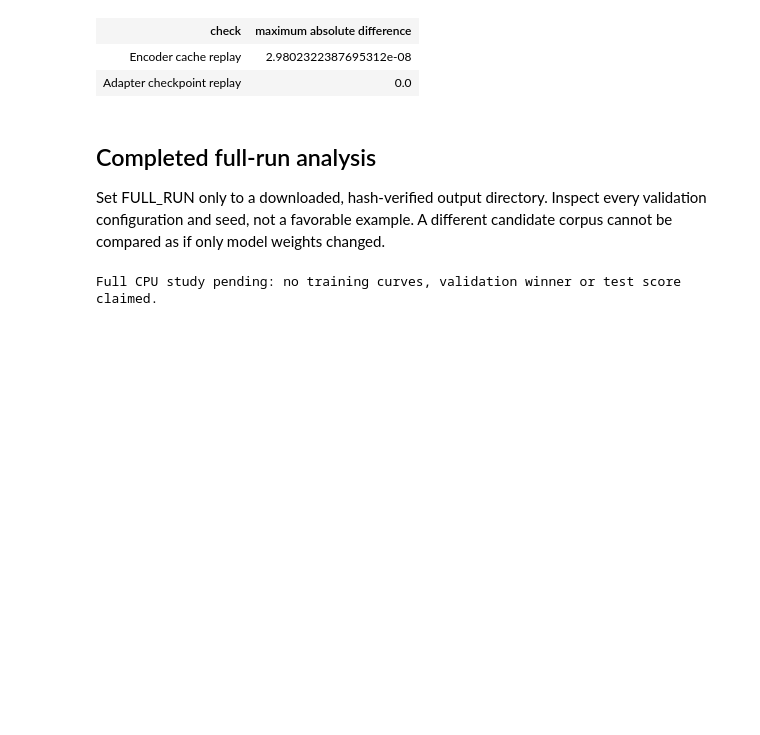
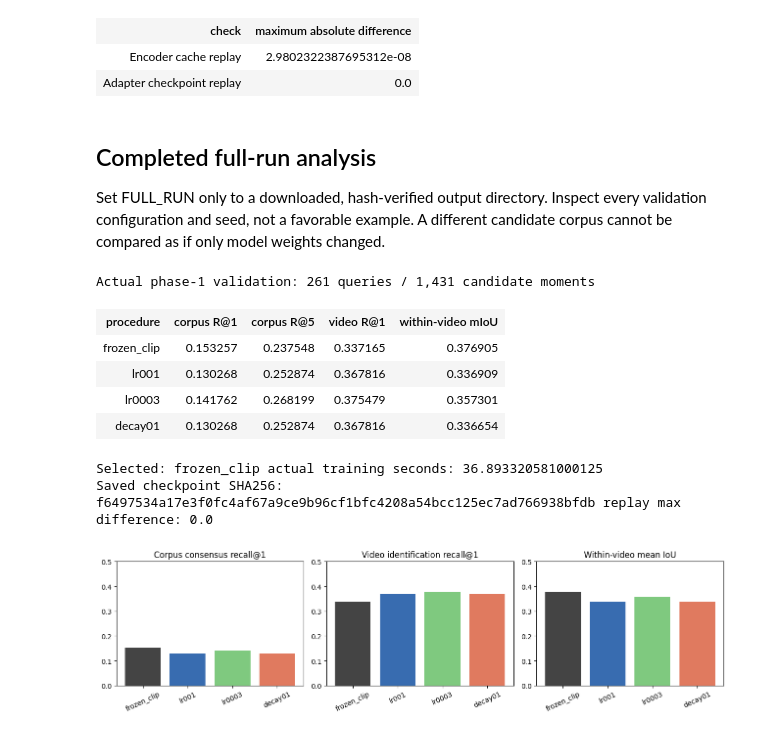
Before and after one commit to Ayano123587/semantic-video-retriever, a Jupyter notebook: notebooks/02_experiments_and_errors.ipynb, the cells around one changed output. Drawn from its saved outputs; the diff is of its cells as text; code cells hidden in the pictures; blank space fills up the shorter version.

Commit message:
Publish actual video adapter studies, executed results and frozen evaluation policy

```diff
--- a/notebooks/02_experiments_and_errors.ipynb
+++ b/notebooks/02_experiments_and_errors.ipynb
@@ -65,10 +66,29 @@ Actual remote save/reload checks
 ## Completed full-run analysis
 Set FULL_RUN only to a downloaded, hash-verified output directory. Inspect every validation configuration and seed, not a favorable example. A different candidate corpus cannot be compared as if only model weights changed.
 # %%
-FULL_RUN=Path('data/interim/full-adapter-results-pending')
-if not FULL_RUN.exists():
-    print('Full CPU study pending: no training curves, validation winner or test score claimed.')
-else:
-    print('Completed directory found. Verify its hashes and protocol before adding aggregate analysis.')
+phase1=read('docs/phase1-validation-results.json')
+assert phase1['test_targets_used'] is False
+assert phase1['selected']=='frozen_clip'
+rows=[{'procedure':'frozen_clip','metrics':phase1['baseline']}]+[{'procedure':r['config']['name'],'metrics':r['validation']} for r in phase1['runs']]
+table([{'procedure':r['procedure'],'corpus R@1':round(r['metrics']['corpus_consensus_r1_iou50'],6),
+        'corpus R@5':round(r['metrics']['corpus_consensus_r5_iou50'],6),'video R@1':round(r['metrics']['corpus_video_r1'],6),
+        'within-video mIoU':round(r['metrics']['within_video_official_miou'],6)} for r in rows],
+      'Actual phase-1 validation: 261 queries / 1,431 candidate moments')
+print('Selected:',phase1['selected'],'actual training seconds:',phase1['seconds'])
+print('Saved checkpoint SHA256:',phase1['selected_checkpoint_sha256'],'replay max difference:',phase1['checkpoint_replay_max_abs_error'])
+fig,axes=plt.subplots(1,3,figsize=(13,3.6))
+for ax,key,title in zip(axes,['corpus_consensus_r1_iou50','corpus_video_r1','within_video_official_miou'],
+                         ['Corpus consensus recall@1','Video identification recall@1','Within-video mean IoU']):
+    ax.bar([r['procedure'] for r in rows],[r['metrics'][key] for r in rows],color=['#444444','#386cb0','#7fc97f','#e07a5f'])
+    ax.set(ylim=(0,.5),title=title);ax.tick_params(axis='x',rotation=25)
+save_plot('phase1-validation-comparison')
 # %% [output]
-Full CPU study pending: no training curves, validation winner or test score claimed.
+Actual phase-1 validation: 261 queries / 1,431 candidate moments
+| procedure | corpus R@1 | corpus R@5 | video R@1 | within-video mIoU |
+| frozen_clip | 0.153257 | 0.237548 | 0.337165 | 0.376905 |
+| lr001 | 0.130268 | 0.252874 | 0.367816 | 0.336909 |
+| lr0003 | 0.141762 | 0.268199 | 0.375479 | 0.357301 |
+| decay01 | 0.130268 | 0.252874 | 0.367816 | 0.336654 |
+Selected: frozen_clip actual training seconds: 36.893320581000125
+Saved checkpoint SHA256: f6497534a17e3f0fc4af67a9ce9b96cf1bfc4208a54bcc125ec7ad766938bfdb replay max difference: 0.0
+[figure, added]
```
Also changed, not shown: parts of 8 cells of this notebook, 23 other files.
